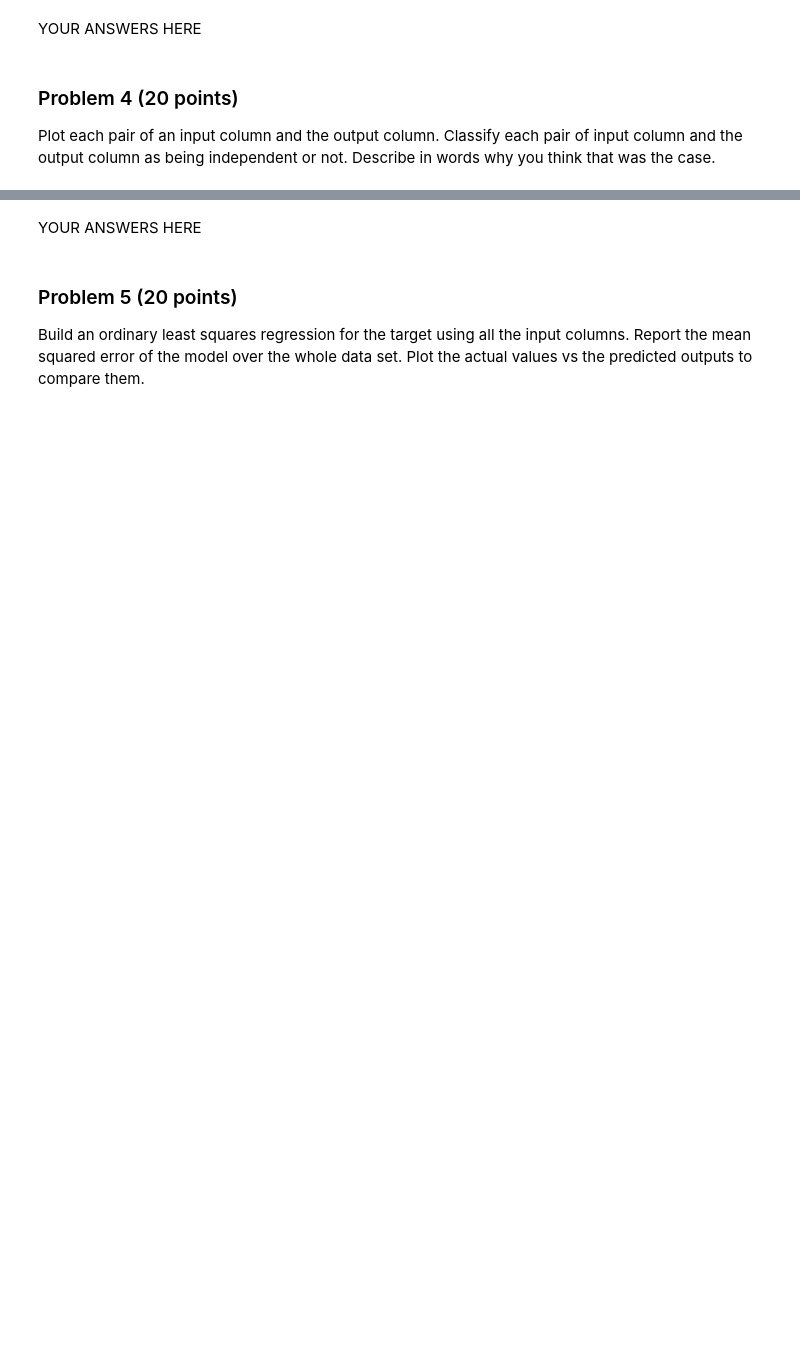
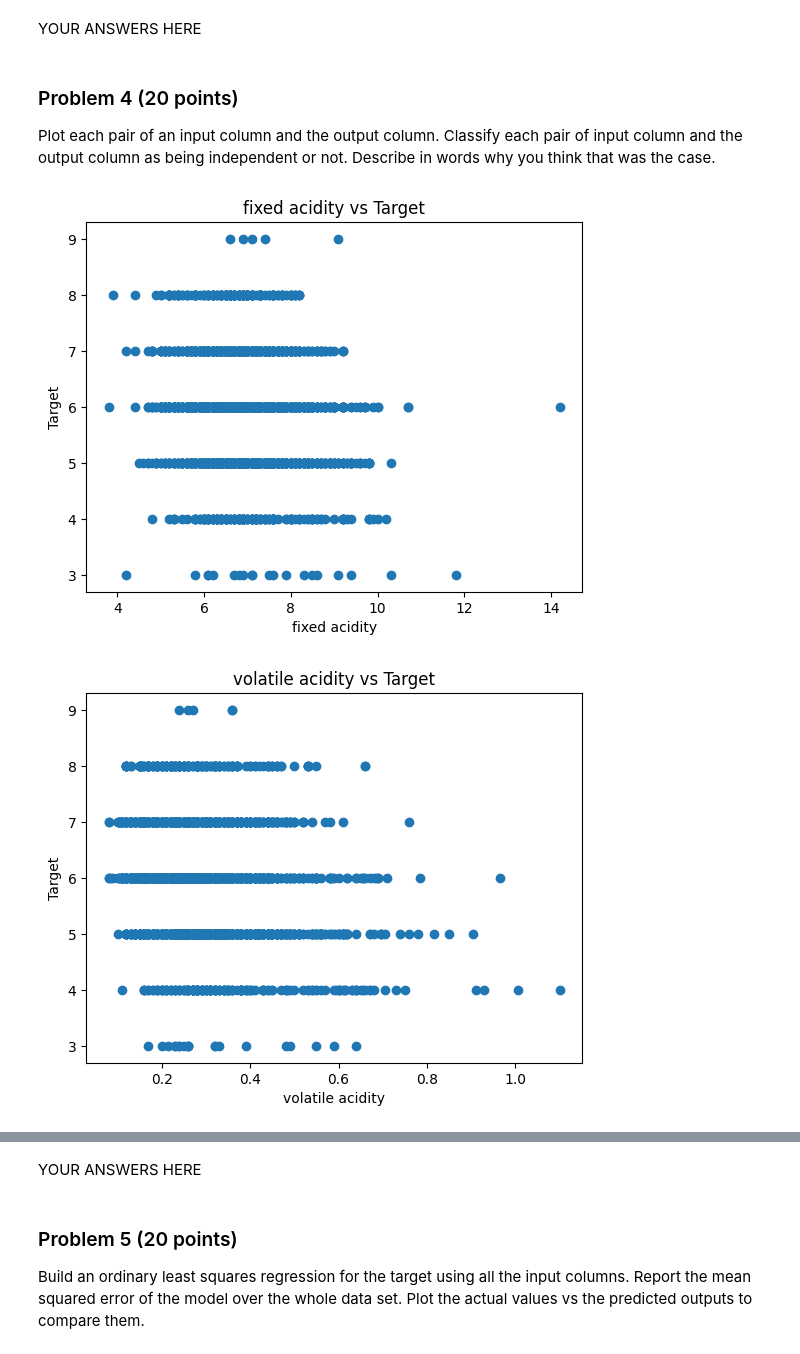
Before and after one commit to karaconrad15/dx601-final-project, a Jupyter notebook: project.ipynb, the cells around one changed output, grey strips where cells are left out. Cells and saved outputs as stored; diff of their text form; code cells hidden in the pictures; blank space fills up the shorter version.

```diff
--- a/project.ipynb
+++ b/project.ipynb
@@ -132,0 +146,13 @@ Describe in words why you think that was the case.
+# %%
+# YOUR CODE HERE
+wine_inputs = wine.columns.drop("target")
+wine_output = wine["target"]
+for i in wine_inputs:
+    plt.scatter(wine[i], wine_output)
+    plt.xlabel(i)
+    plt.ylabel("Target")
+    plt.title(f"{i} vs Target")
+    plt.show()
+# %% [output]
+[figure, added]
+[figure, added]
```
Also changed, not shown: parts of 11 cells of this notebook.
